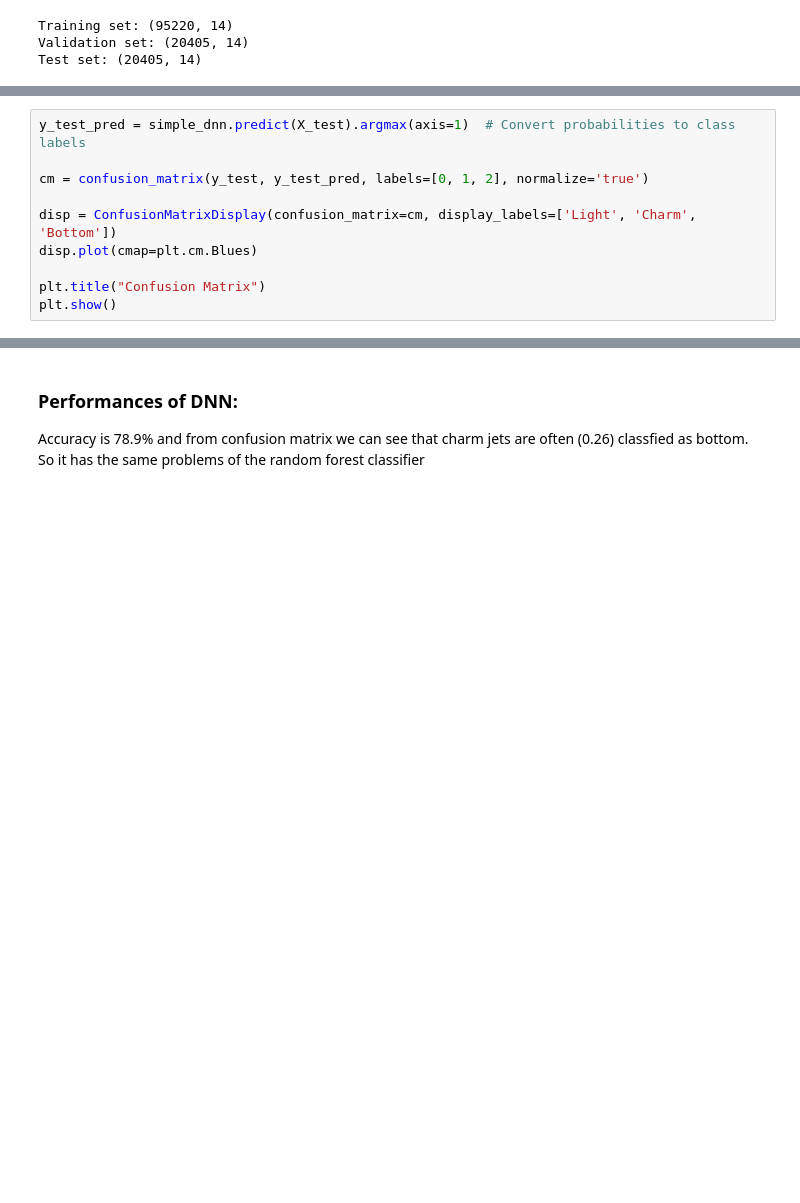
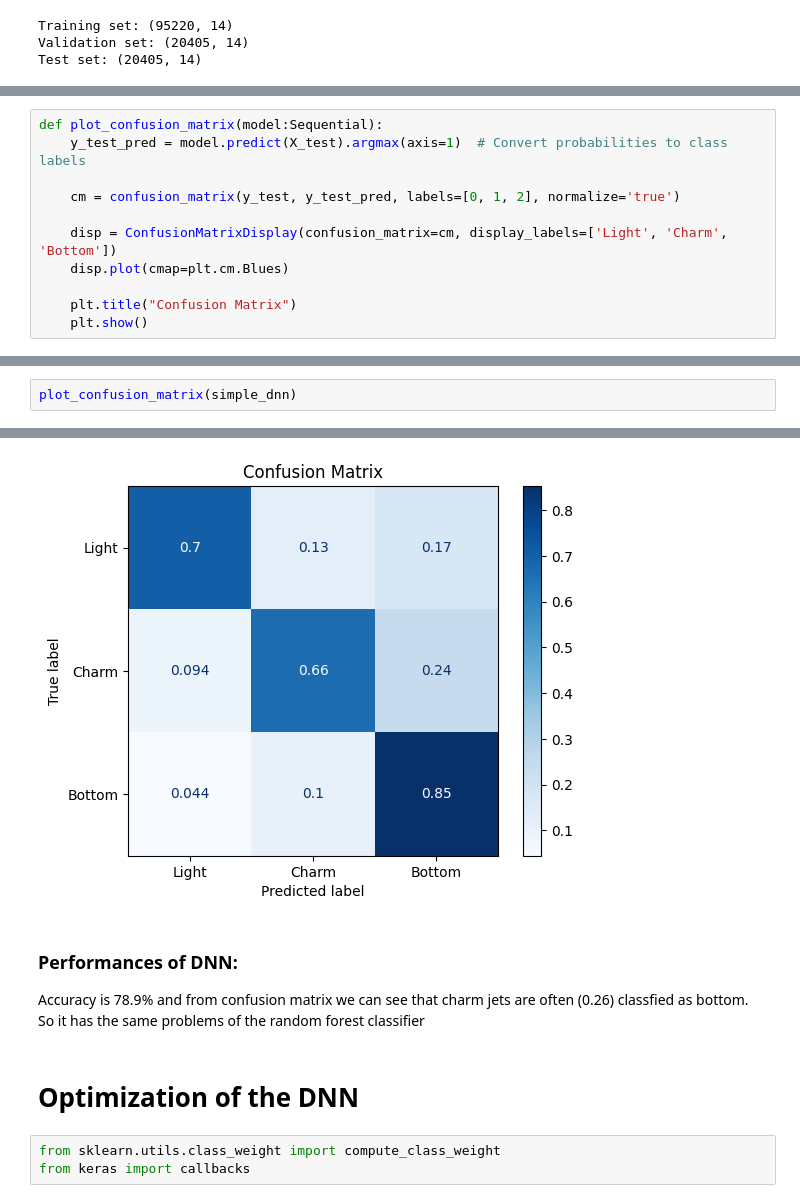
Before and after one commit to Maic-R/ML_for_physics, a Jupyter notebook: jet_tagging_DNN.ipynb, the cells around one changed output, grey strips where cells are left out. Drawn from its saved outputs; the diff is of its cells as text; blank space fills up the shorter version.

```diff
--- a/jet_tagging_DNN.ipynb
+++ b/jet_tagging_DNN.ipynb
@@ -200,10 +211,11 @@ plt.show()
 # %%
-y_test_pred = simple_dnn.predict(X_test).argmax(axis=1)  # Convert probabilities to class labels
+def plot_confusion_matrix(model:Sequential):
+    y_test_pred = model.predict(X_test).argmax(axis=1)  # Convert probabilities to class labels
 
-cm = confusion_matrix(y_test, y_test_pred, labels=[0, 1, 2], normalize='true')
+    cm = confusion_matrix(y_test, y_test_pred, labels=[0, 1, 2], normalize='true')
 
-disp = ConfusionMatrixDisplay(confusion_matrix=cm, display_labels=['Light', 'Charm', 'Bottom'])
-disp.plot(cmap=plt.cm.Blues)
+    disp = ConfusionMatrixDisplay(confusion_matrix=cm, display_labels=['Light', 'Charm', 'Bottom'])
+    disp.plot(cmap=plt.cm.Blues)
 
-plt.title("Confusion Matrix")
-plt.show()
+    plt.title("Confusion Matrix")
+    plt.show()
@@ -212,0 +222,3 @@ plt.show()
+# %%
+plot_confusion_matrix(simple_dnn)
+# %% [output]
@@ -213,3 +226,9 @@ plt.show()
+[figure, added]
 # %% [markdown]
 ### Performances of DNN:
 Accuracy is 78.9% and from confusion matrix we can see that charm jets are often (0.26) classfied as bottom. So it has the same problems of the random forest classifier
+# %% [markdown]
+# Optimization of the DNN
+# %%
+from sklearn.utils.class_weight import compute_class_weight
+from keras import callbacks
```
Also changed, not shown: parts of 21 cells of this notebook, 1 other file.
